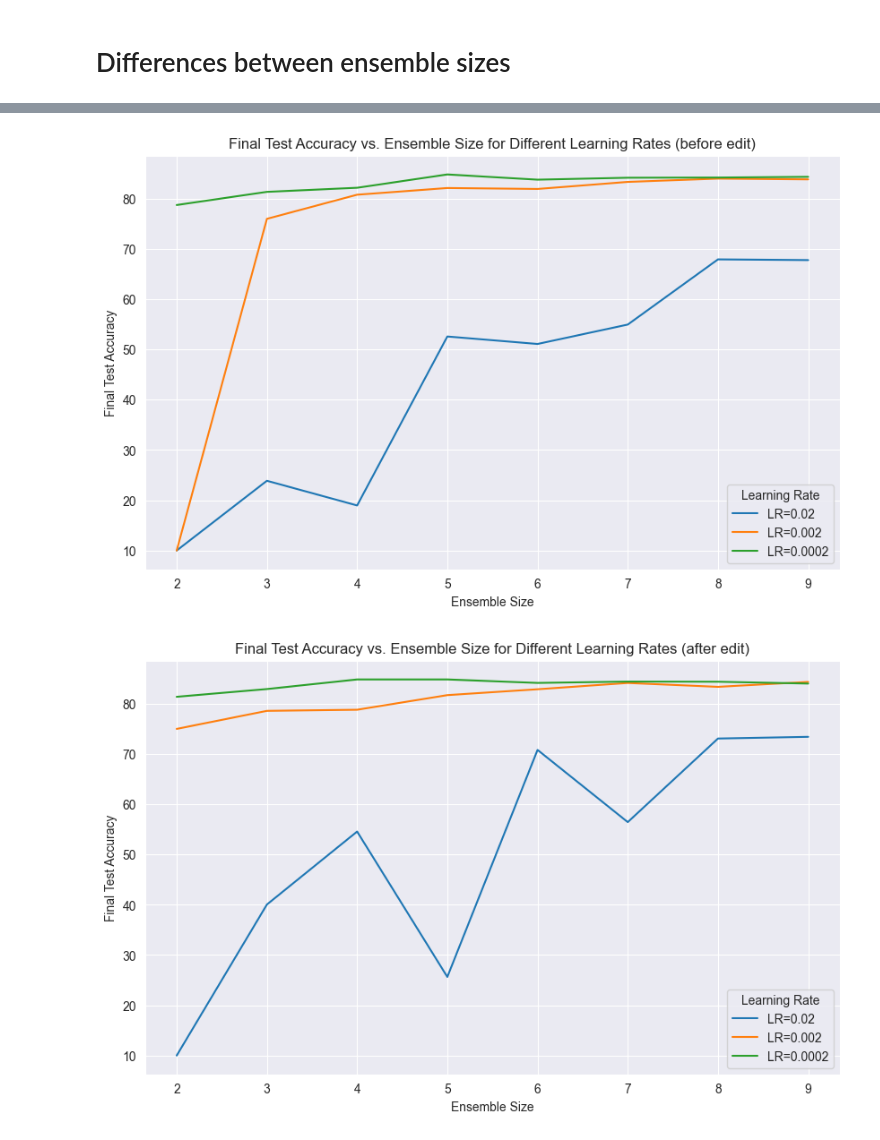
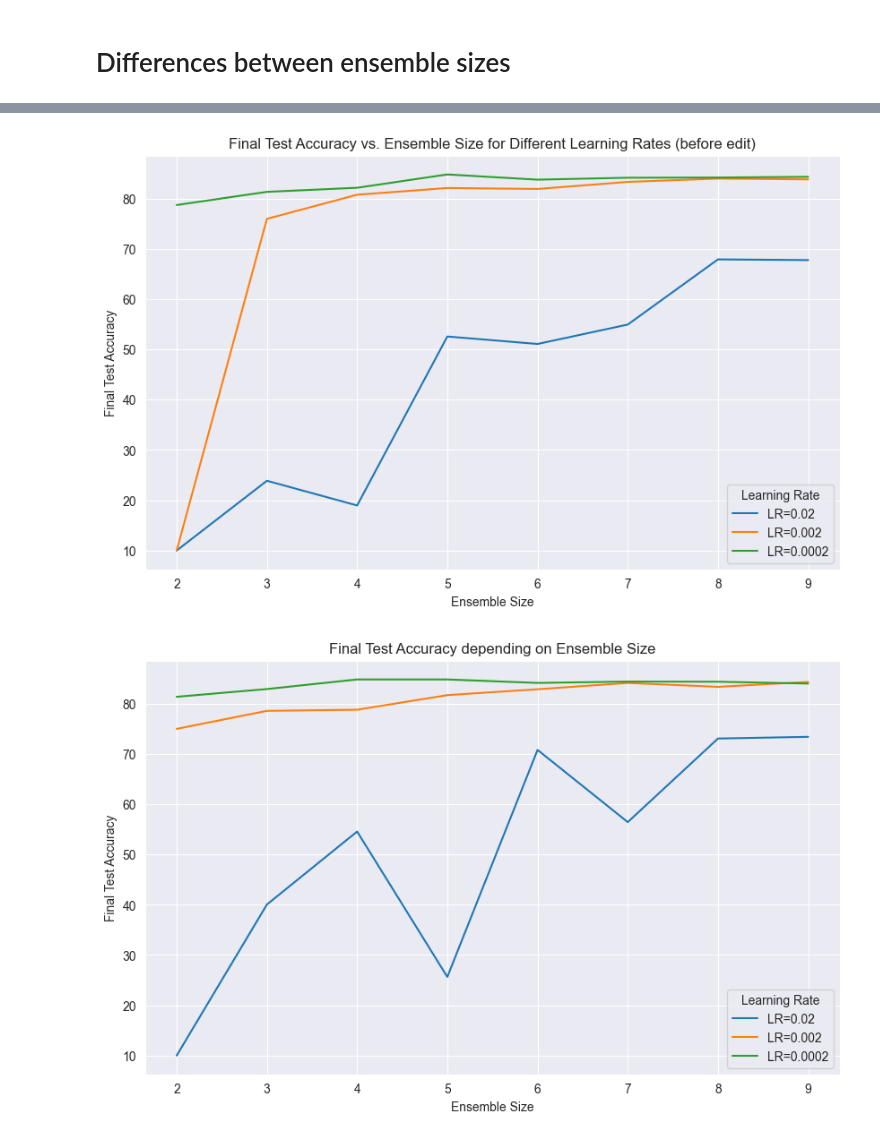
Before and after one commit to stefanielnz/P7_BatchEnsemble, a Jupyter notebook: code/CNN_Parameter_Testing.ipynb, the cells around one changed output, grey strips where cells are left out. Saved outputs shown, nothing was run; the diff lists cells and outputs as text; code cells hidden in the pictures.

```diff
--- a/code/CNN_Parameter_Testing.ipynb
+++ b/code/CNN_Parameter_Testing.ipynb
@@ -286,35 +286,35 @@ plt.ylabel('Final Test Accuracy')
 plt.title('Final Test Accuracy vs. Ensemble Size for Different Learning Rates (before edit)')
 plt.legend(title='Learning Rate')
 plt.grid(True)
 plt.show()
 
 
 
 # Load the CSV file
 file_path = 'data/ensemble_size_results-new.csv'
 df = pd.read_csv(file_path)
 
 # Extract the relevant columns: ensemble_size, lr, and avg_test_accuracy
 df_subset = df[['ensemble_size', 'lr', 'final_test_accuracy']]
 
 # Create the plot
 plt.figure(figsize=(10, 6))
 
 # Create a plot for each learning rate
 for lr_value in df_subset['lr'].unique():
     subset = df_subset[df_subset['lr'] == lr_value]
     plt.plot(subset['ensemble_size'], subset['final_test_accuracy'], label=f'LR={lr_value}')
 
 # Label the axes and add a title
 plt.xlabel('Ensemble Size')
 plt.ylabel('Final Test Accuracy')
-plt.title('Final Test Accuracy vs. Ensemble Size for Different Learning Rates (after edit)')
+plt.title('Final Test Accuracy depending on Ensemble Size')
 plt.legend(title='Learning Rate')
 plt.grid(True)
 plt.show()
 # %% [output]
 [figure]
-[figure, old version]
+[figure, new version]
 # %%
 import pandas as pd
 import matplotlib.pyplot as plt
```
Also changed, not shown: parts of 7 cells of this notebook.
